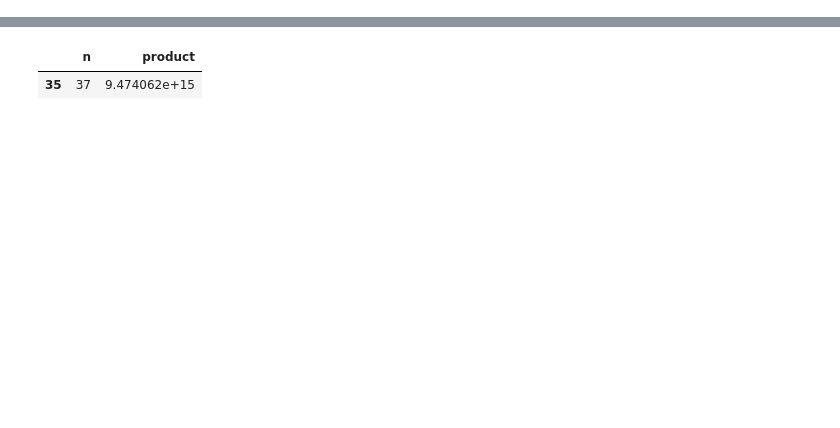
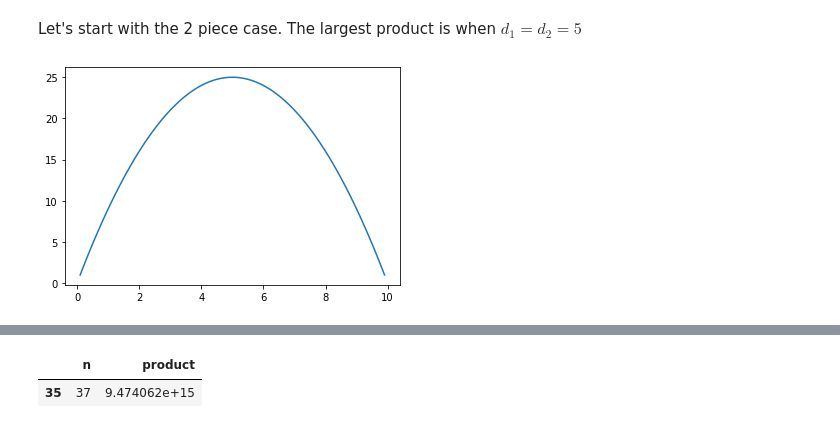
Before and after one commit to mdzimmerman/fivethirtyeight-riddler, a Jupyter notebook: 2021-06-04-riddler-express.ipynb, the cells around one changed output, grey strips where cells are left out. Cells and saved outputs as stored; diff of their text form; code cells hidden in the pictures; blank space fills up the shorter version.

```diff
--- a/2021-06-04-riddler-express.ipynb
+++ b/2021-06-04-riddler-express.ipynb
@@ -4,0 +8,8 @@ import pandas as pd
+# %% [markdown]
+Let's start with the 2 piece case. The largest product is when $d_1=d_2=5$
+# %%
+x=np.arange(0.1, 10, 0.1)
+plt.plot(x, x * (10-x))
+plt.show()
+# %% [output]
+[figure, added]
```
Also changed, not shown: parts of 15 cells of this notebook, 1 other file.
